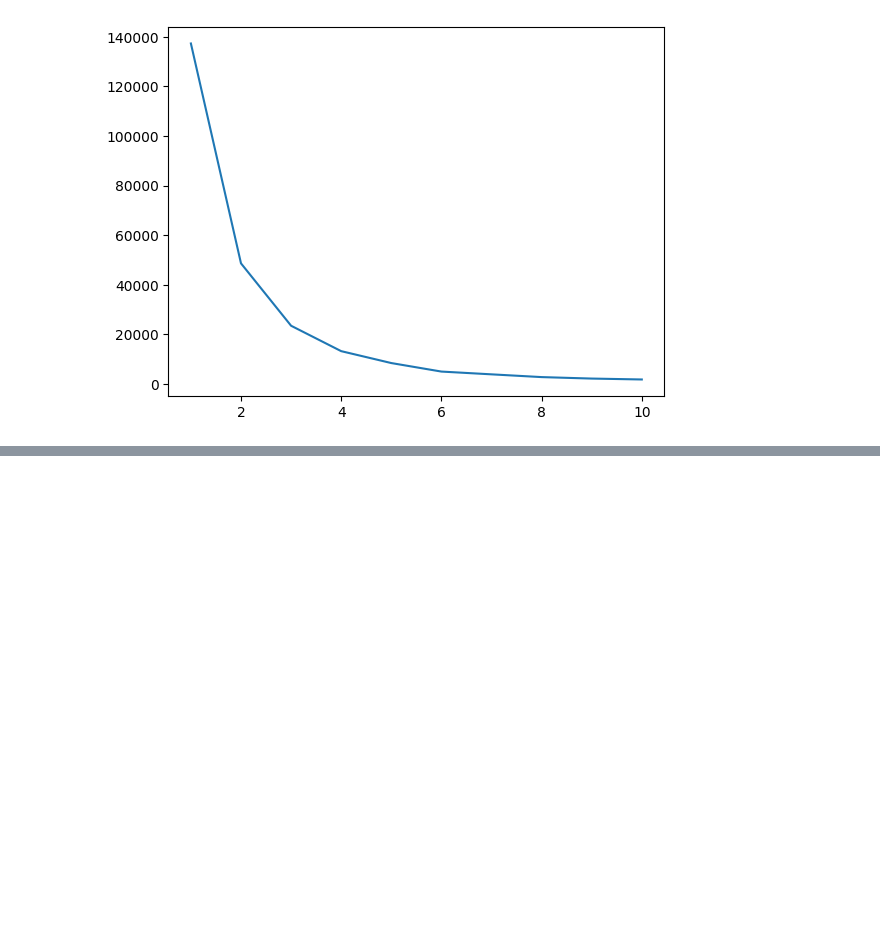
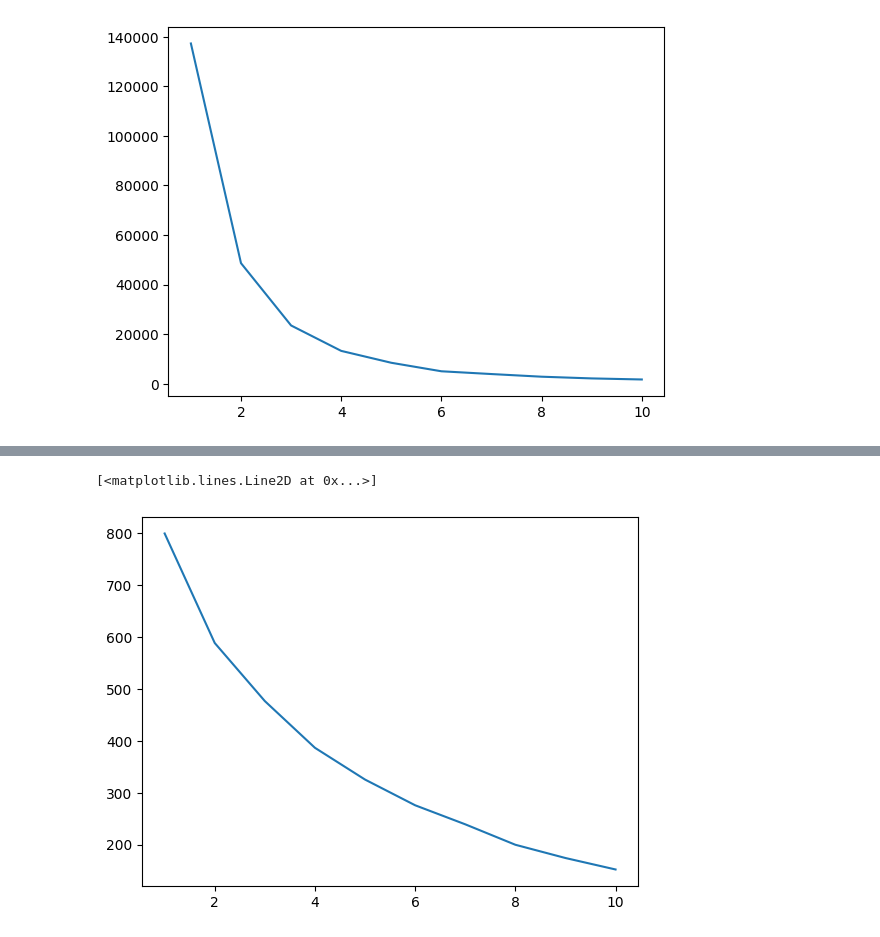
Before and after one commit to Edna722/Machine-Learning, a Jupyter notebook: Machine Learning Project.ipynb, the cells around one changed output, grey strips where cells are left out. Saved outputs shown, nothing was run; the diff lists cells and outputs as text; code cells hidden in the pictures; blank space fills up the shorter version.

```diff
--- a/Machine Learning Project.ipynb
+++ b/Machine Learning Project.ipynb
@@ -219,0 +302,3 @@ customer_data.groupby('Income Cluster')[['Age', 'Annual Income (k$)','Spending S
+# %%
+customer_data_1 = customer_data_1[['Age','Annual Income (k$)','Spending Score (1-100)','Gender_Male']]
+customer_data_1.head()
@@ -219,0 +312,5 @@ customer_data.groupby('Income Cluster')[['Age', 'Annual Income (k$)','Spending S
+# %%
+customer_data_1 = scale.fit_transform(customer_data_1)
+# %%
+customer_data_1 = pd.DataFrame(scale.fit_transform(customer_data_1))
+customer_data_1
@@ -219,0 +331,11 @@ customer_data.groupby('Income Cluster')[['Age', 'Annual Income (k$)','Spending S
+# %%
+inertia_scores3 = []
+for i in range (1,11):
+    kmeans3 = KMeans(n_clusters=i)
+    kmeans3.fit(customer_data_1)
+    inertia_scores3.append(kmeans3.inertia_)
+# %%
+plt.plot(range(1,11), inertia_scores3)
+# %% [output]
+[<matplotlib.lines.Line2D at 0x...>]
+[figure, added]
```
Also changed, not shown: parts of 22 cells of this notebook.
